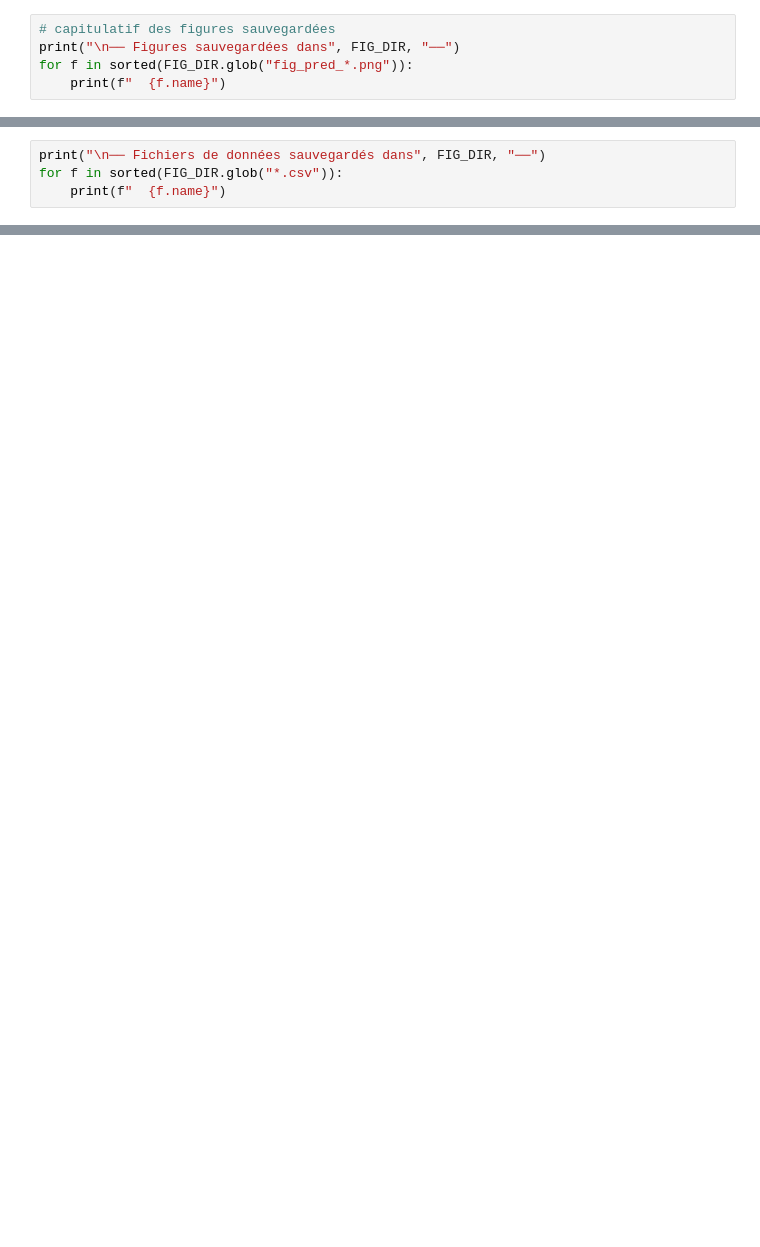
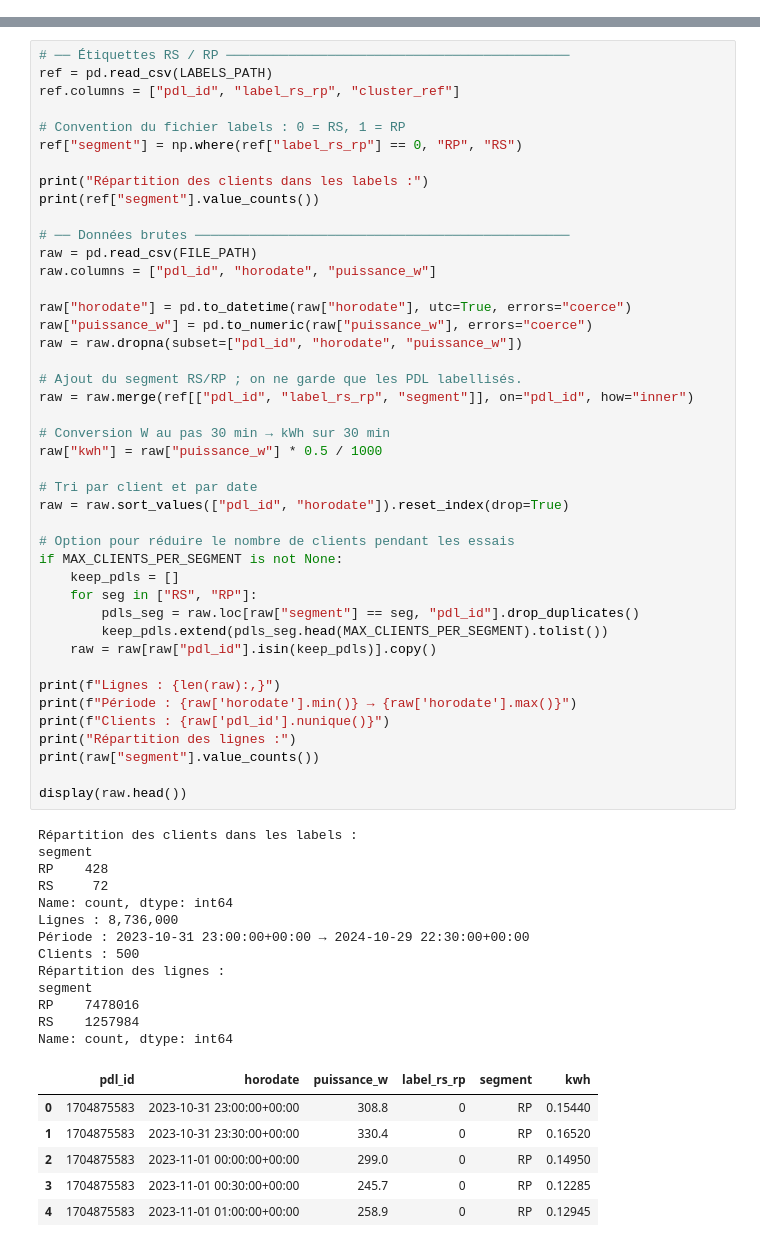
Before and after one commit to MariamRekik/Data-et-energie, a Jupyter notebook: Notebooks/03_prediction.ipynb, the cells around one changed output, grey strips where cells are left out. Drawn from its saved outputs; the diff is of its cells as text; blank space fills up the shorter version.

```diff
--- a/Notebooks/03_prediction.ipynb
+++ b/Notebooks/03_prediction.ipynb
@@ -1280,5 +0,0 @@ Figure sauvegardée : /outputs/figures/prediction/fig_pred_06_client_preview.png
-# %%
-# capitulatif des figures sauvegardées
-print("\n── Figures sauvegardées dans", FIG_DIR, "──")
-for f in sorted(FIG_DIR.glob("fig_pred_*.png")):
-    print(f"  {f.name}")
@@ -1313,4 +0,0 @@ print(f"Échantillon des fenêtres sauvegardé dans : {output_windows_sample_pat
-# %%
-print("\n── Fichiers de données sauvegardés dans", FIG_DIR, "──")
-for f in sorted(FIG_DIR.glob("*.csv")):
-    print(f"  {f.name}")
@@ -1321,0 +150,63 @@ for f in sorted(FIG_DIR.glob("*.csv")):
+# %%
+# ── Étiquettes RS / RP ────────────────────────────────────────────
+ref = pd.read_csv(LABELS_PATH)
+ref.columns = ["pdl_id", "label_rs_rp", "cluster_ref"]
+
+# Convention du fichier labels : 0 = RS, 1 = RP
+ref["segment"] = np.where(ref["label_rs_rp"] == 0, "RP", "RS")
+
+print("Répartition des clients dans les labels :")
+print(ref["segment"].value_counts())
+
+# ── Données brutes ────────────────────────────────────────────────
+raw = pd.read_csv(FILE_PATH)
+raw.columns = ["pdl_id", "horodate", "puissance_w"]
+
+raw["horodate"] = pd.to_datetime(raw["horodate"], utc=True, errors="coerce")
+raw["puissance_w"] = pd.to_numeric(raw["puissance_w"], errors="coerce")
+raw = raw.dropna(subset=["pdl_id", "horodate", "puissance_w"])
+
+# Ajout du segment RS/RP ; on ne garde que les PDL labellisés.
+raw = raw.merge(ref[["pdl_id", "label_rs_rp", "segment"]], on="pdl_id", how="inner")
+
+# Conversion W au pas 30 min → kWh sur 30 min
+raw["kwh"] = raw["puissance_w"] * 0.5 / 1000
+
+# Tri par client et par date
+raw = raw.sort_values(["pdl_id", "horodate"]).reset_index(drop=True)
+
+# Option pour réduire le nombre de clients pendant les essais
+if MAX_CLIENTS_PER_SEGMENT is not None:
+    keep_pdls = []
+    for seg in ["RS", "RP"]:
+        pdls_seg = raw.loc[raw["segment"] == seg, "pdl_id"].drop_duplicates()
+        keep_pdls.extend(pdls_seg.head(MAX_CLIENTS_PER_SEGMENT).tolist())
+    raw = raw[raw["pdl_id"].isin(keep_pdls)].copy()
+
+print(f"Lignes : {len(raw):,}")
+print(f"Période : {raw['horodate'].min()} → {raw['horodate'].max()}")
+print(f"Clients : {raw['pdl_id'].nunique()}")
+print("Répartition des lignes :")
+print(raw["segment"].value_counts())
+
+display(raw.head())
+# %% [output]
+Répartition des clients dans les labels :
+segment
+RP    428
+RS     72
+Name: count, dtype: int64
+Lignes : 8,736,000
+Période : 2023-10-31 23:00:00+00:00 → 2024-10-29 22:30:00+00:00
+Clients : 500
+Répartition des lignes :
+segment
+RP    7478016
+RS    1257984
+Name: count, dtype: int64
+|  | pdl_id | horodate | puissance_w | label_rs_rp | segment | kwh |
+| 0 | 1704875583 | 2023-10-31 23:00:00+00:00 | 308.8 | 0 | RP | 0.15440 |
+| 1 | 1704875583 | 2023-10-31 23:30:00+00:00 | 330.4 | 0 | RP | 0.16520 |
+| 2 | 1704875583 | 2023-11-01 00:00:00+00:00 | 299.0 | 0 | RP | 0.14950 |
+| 3 | 1704875583 | 2023-11-01 00:30:00+00:00 | 245.7 | 0 | RP | 0.12285 |
+| 4 | 1704875583 | 2023-11-01 01:00:00+00:00 | 258.9 | 0 | RP | 0.12945 |
```
Also changed, not shown: parts of 74 cells of this notebook, 9 other files.
